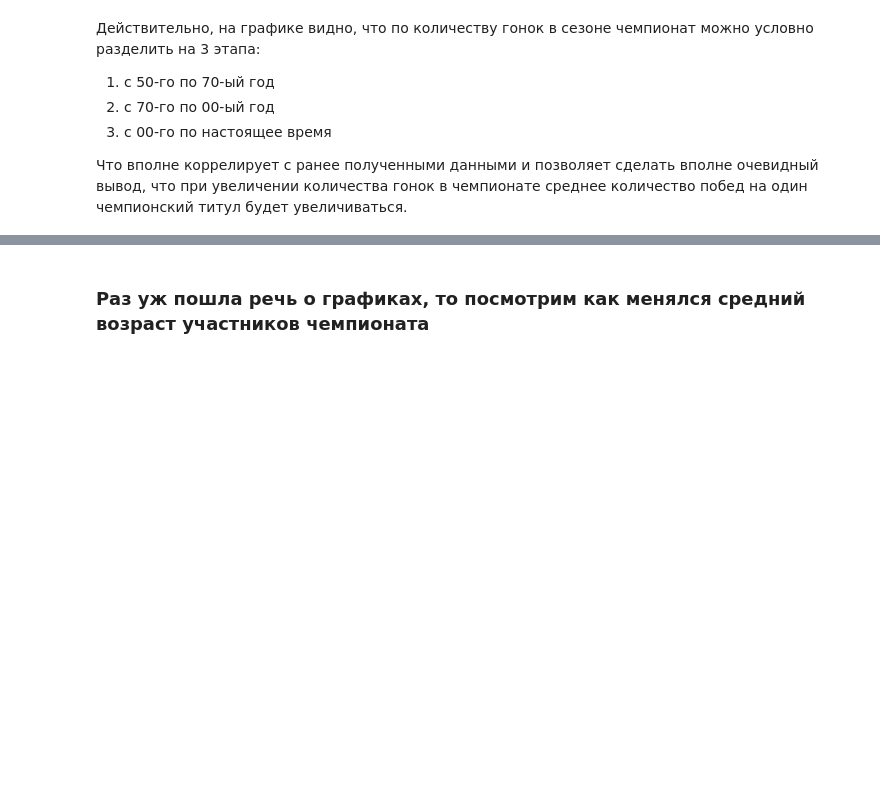
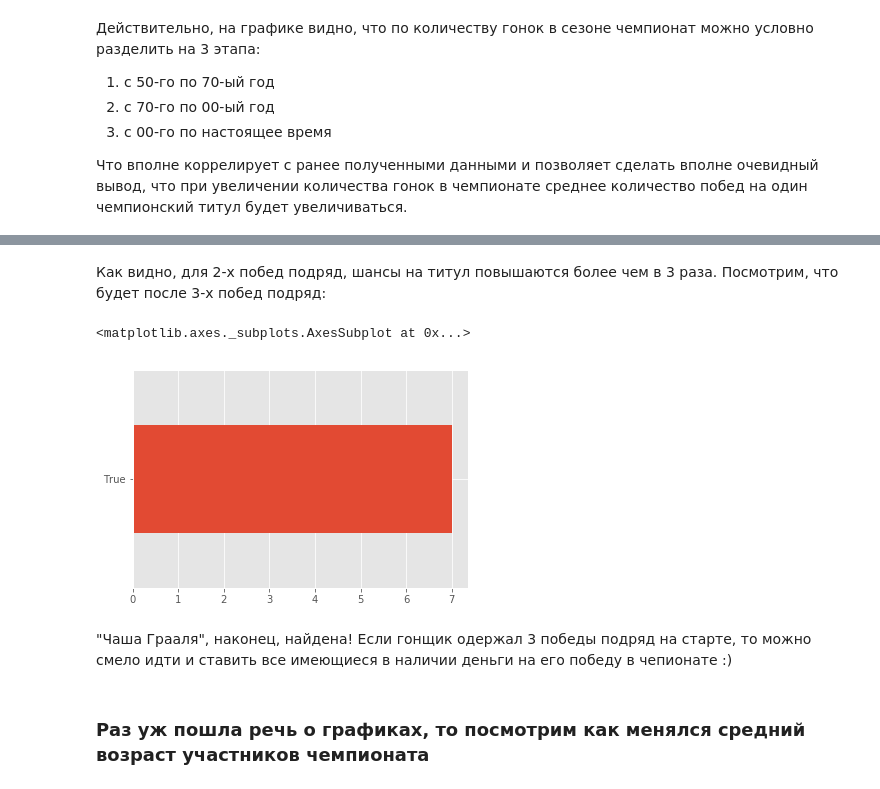
Before and after one commit to AndrewLrrr/otus-python, a Jupyter notebook: hw8/Formula-one-historical-analysis.ipynb, the cells around one changed output, grey strips where cells are left out. Saved outputs shown, nothing was run; the diff lists cells and outputs as text; code cells hidden in the pictures; blank space fills up the shorter version.

```diff
--- a/hw8/Formula-one-historical-analysis.ipynb
+++ b/hw8/Formula-one-historical-analysis.ipynb
@@ -430,3 +462,25 @@ races_during_the_season.plot(x='year', y='rounds')
+# %% [markdown]
+Как видно, для 2-х побед подряд, шансы на титул повышаются более чем в 3 раза. Посмотрим, что будет после 3-х побед подряд:
+# %%
+race_winners_group = results[
+    (results['round'] <= 3) & (results['position'] == 1) & (results.year < 2017)
+].groupby('year')['driver'].unique()
+
+race_winners_group = race_winners_group[race_winners_group.apply(lambda x: len(x) == 1)]
+race_winners_years = race_winners_group.keys().tolist()
+
+race_winners = results[
+    (results['round'] == 1) & (results['position'] == 1) & (results.year.isin(race_winners_years))
+][['driver', 'year']].rename(columns={'driver': 'winner'})
+
+race_winners = champions.merge(race_winners, on='year', how='inner')
+race_winners['is_champion'] = race_winners['driver'] == race_winners['winner']
+race_winners.is_champion.value_counts().plot(kind='barh')
+# %% [output]
+<matplotlib.axes._subplots.AxesSubplot at 0x...>
+[figure, added]
+# %% [markdown]
+"Чаша Грааля", наконец, найдена! Если гонщик одержал 3 победы подряд на старте, то можно смело идти и ставить все имеющиеся в наличии деньги на его победу в чепионате :)
 # %% [markdown]
 ### Раз уж пошла речь о графиках, то посмотрим как менялся средний возраст участников чемпионата
 # %%
```
Also changed, not shown: parts of 5 cells of this notebook.
